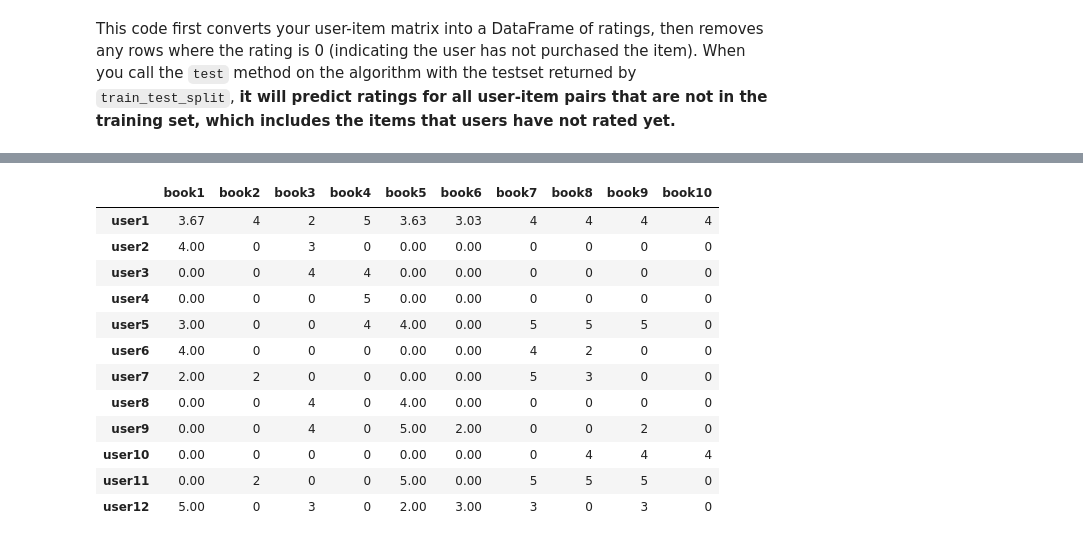
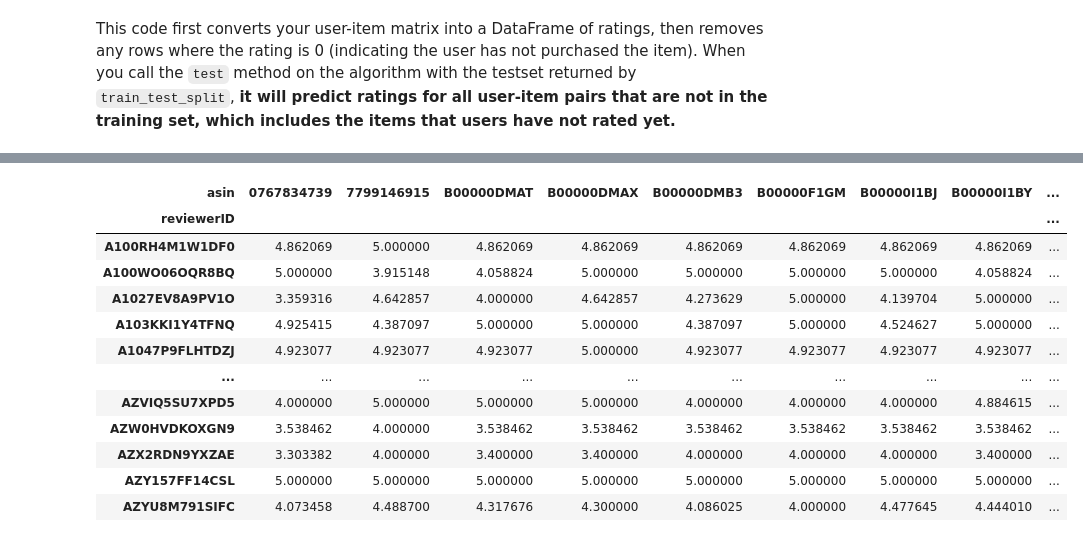
Before and after one commit to pavsingh7/Masters-Dissertation, a Jupyter notebook: Code/5 item_collab_filtering.ipynb, the cells around one changed output, grey strips where cells are left out. Cells and saved outputs as stored; diff of their text form; code cells hidden in the pictures.

```diff
--- a/Code/5 item_collab_filtering.ipynb
+++ b/Code/5 item_collab_filtering.ipynb
@@ -324,7 +329,9 @@ from surprise import KNNBasic
 This code first converts your user-item matrix into a DataFrame of ratings, then removes any rows where the rating is 0 (indicating the user has not purchased the item). When you call the `test` method on the algorithm with the testset returned by `train_test_split`, **it will predict ratings for all user-item pairs that are not in the training set, which includes the items that users have not rated yet.**
 # %%
 # load and Change data to User-`Item-`Rating format
-amz_data = pd.read_csv(r'C:\Users\e1002902\Documents\GitHub Repository\Masters-Dissertation\Code\Data\set2_data_modelling.csv')
+# amz_data = pd.read_csv(r'C:\Users\e1002902\Documents\GitHub Repository\Masters-Dissertation\Code\Data\set4_data_modelling.csv')
+amz_data = pd.read_csv('/Users/pavansingh/Library/CloudStorage/GoogleDrive-pavansingho23@gmail.com/My Drive/Portfolio/Masters-Dissertation/Code/Data/set4_data_modelling.csv', index_col=0)
+
 display(amz_data.head())
 
 
@@ -512,0 +531,10 @@ Original Matrix
+# %%
+# create a copy of the original matrix to store hidden ratings
+x_hidden = x.copy()
+indices_tracker = []
+
+# loop through the testset indices to hide the rating (make 0) - update x_hidden
+for user_id in range(x_hidden.shape[0]):
+    for item_id in range(x_hidden.shape[1]):
+        if (user_id, item_id) in testset_indices:
+            x_hidden.iloc[user_id, item_id] = 0
@@ -513,7 +543,6 @@ Original Matrix
 # %%
-# get cosine sim matrix and change to pd dataframe and save to csv
-pd.DataFrame(cosine_similarity(x_hidden.T).round(2), index=x.columns, columns=x.columns).to_csv(r"C:\Users\e1002902\Documents\GitHub Repository\Masters-Dissertation\Code\temp_data_sim_mat_cosine.csv")
-sim_mat_cos = cosine_similarity(x_hidden.T).round(2)
+# get cosine sim matrix and change to pd dataframe
+sim_mat_cos = cosine_similarity(x_hidden.T).round(5)
 print("Cosine Similarity Matrix")
 sim_mat_cos
 # %% [output]
@@ -532,21 +560,32 @@ array([[1.  , 0.17, 0.39, 0.16, 0.28, 0.5 , 0.62, 0.36, 0.37, 0.  ],
 # get a predictions matrix
 predic_matrix = x_hidden.copy()
 
-# get predicted ratings for unread books for user 1 using cosine similarity
-user_ratings = predic_matrix.iloc[0, :].values.reshape(1, -1)
-unread_books_indices = np.where(user_ratings == 0)[1]
-rated_books_indices = np.where(user_ratings > 0)[1]
+# set k to 40
+k = 40
 
-for book_id in unread_books_indices:
-    similarity_i_j = sim_mat_cos[book_id, rated_books_indices]
-    ratings = user_ratings[0, rated_books_indices]
-    predicted_rating = np.sum(ratings * similarity_i_j) / np.sum(np.abs(similarity_i_j))
-    predic_matrix.iloc[0, book_id] = predicted_rating.round(2)
+# now get predicted ratings for all users
+for user_id in range(predic_matrix.shape[0]):
+    user_ratings = predic_matrix.iloc[user_id, :].values.reshape(1, -1)
+    unrated_products_indices = np.where(user_ratings == 0)[1]
+    rated_products_indices = np.where(user_ratings > 0)[1]
+    for product_id in unrated_products_indices:
+        similarity_i_j = sim_mat_cos[product_id, rated_products_indices]
+        ratings = user_ratings[0, rated_products_indices]
+
+        # sort by similarity and select top k
+        sorted_indices = np.argsort(similarity_i_j)[::-1][:k]
+        similarity_i_j = similarity_i_j[sorted_indices]
+        ratings = ratings[sorted_indices]
+
+        if np.any(similarity_i_j):
+            predicted_rating = np.sum(ratings * similarity_i_j) / np.sum(np.abs(similarity_i_j))
+        else:
+            # make predicted rating mean of user's ratings
+            predicted_rating = np.mean(ratings)
+
+        predic_matrix.iloc[user_id, product_id] = predicted_rating
 
 # see updated matrix with predicted ratings
-print("Predicted Ratings for User 1")
+print("Predicted Ratings for All Users")
 display(predic_matrix)
-
-# save to csv
-predic_matrix.to_csv(r"C:\Users\e1002902\Documents\GitHub Repository\Masters-Dissertation\Code\temp_data_predic_matrix_cosine.csv")
 # %% [output]
@@ -554,13 +593,13 @@ Predicted Ratings for User 1
-|  | book1 | book2 | book3 | book4 | book5 | book6 | book7 | book8 | book9 | book10 |
-| user1 | 3.67 | 4 | 2 | 5 | 3.63 | 3.03 | 4 | 4 | 4 | 4 |
-| user2 | 4.00 | 0 | 3 | 0 | 0.00 | 0.00 | 0 | 0 | 0 | 0 |
-| user3 | 0.00 | 0 | 4 | 4 | 0.00 | 0.00 | 0 | 0 | 0 | 0 |
-| user4 | 0.00 | 0 | 0 | 5 | 0.00 | 0.00 | 0 | 0 | 0 | 0 |
-| user5 | 3.00 | 0 | 0 | 4 | 4.00 | 0.00 | 5 | 5 | 5 | 0 |
-| user6 | 4.00 | 0 | 0 | 0 | 0.00 | 0.00 | 4 | 2 | 0 | 0 |
-| user7 | 2.00 | 2 | 0 | 0 | 0.00 | 0.00 | 5 | 3 | 0 | 0 |
-| user8 | 0.00 | 0 | 4 | 0 | 4.00 | 0.00 | 0 | 0 | 0 | 0 |
-| user9 | 0.00 | 0 | 4 | 0 | 5.00 | 2.00 | 0 | 0 | 2 | 0 |
-| user10 | 0.00 | 0 | 0 | 0 | 0.00 | 0.00 | 0 | 4 | 4 | 4 |
-| user11 | 0.00 | 2 | 0 | 0 | 5.00 | 0.00 | 5 | 5 | 5 | 0 |
-| user12 | 5.00 | 0 | 3 | 0 | 2.00 | 3.00 | 3 | 0 | 3 | 0 |
+| asin | 0767834739 | 7799146915 | B00000DMAT | B00000DMAX | B00000DMB3 | B00000F1GM | B00000I1BJ | B00000I1BY | ... |
+| reviewerID |  |  |  |  |  |  |  |  | ... |
+| A100RH4M1W1DF0 | 4.862069 | 5.000000 | 4.862069 | 4.862069 | 4.862069 | 4.862069 | 4.862069 | 4.862069 | ... |
+| A100WO06OQR8BQ | 5.000000 | 3.915148 | 4.058824 | 5.000000 | 5.000000 | 5.000000 | 5.000000 | 4.058824 | ... |
+| A1027EV8A9PV1O | 3.359316 | 4.642857 | 4.000000 | 4.642857 | 4.273629 | 5.000000 | 4.139704 | 5.000000 | ... |
+| A103KKI1Y4TFNQ | 4.925415 | 4.387097 | 5.000000 | 5.000000 | 4.387097 | 5.000000 | 4.524627 | 5.000000 | ... |
+| A1047P9FLHTDZJ | 4.923077 | 4.923077 | 4.923077 | 5.000000 | 4.923077 | 4.923077 | 4.923077 | 4.923077 | ... |
+| ... | ... | ... | ... | ... | ... | ... | ... | ... | ... |
+| AZVIQ5SU7XPD5 | 4.000000 | 5.000000 | 5.000000 | 5.000000 | 4.000000 | 4.000000 | 4.000000 | 4.884615 | ... |
+| AZW0HVDKOXGN9 | 3.538462 | 4.000000 | 3.538462 | 3.538462 | 3.538462 | 3.538462 | 3.538462 | 3.538462 | ... |
+| AZX2RDN9YXZAE | 3.303382 | 4.000000 | 3.400000 | 3.400000 | 4.000000 | 4.000000 | 4.000000 | 3.400000 | ... |
+| AZY157FF14CSL | 5.000000 | 5.000000 | 5.000000 | 5.000000 | 5.000000 | 5.000000 | 5.000000 | 5.000000 | ... |
+| AZYU8M791SIFC | 4.073458 | 4.488700 | 4.317676 | 4.300000 | 4.086025 | 4.000000 | 4.477645 | 4.444010 | ... |
```
Also changed, not shown: parts of 34 cells of this notebook, 1 other file.
